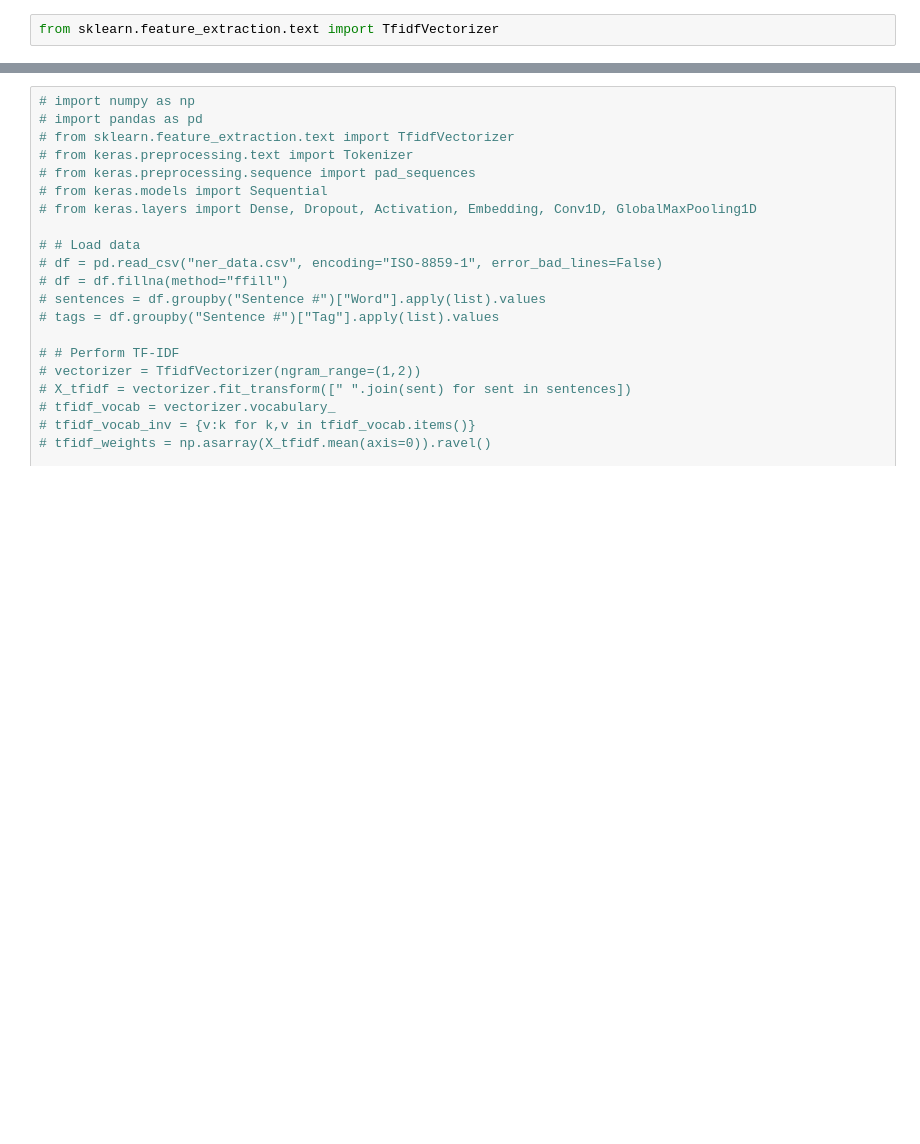
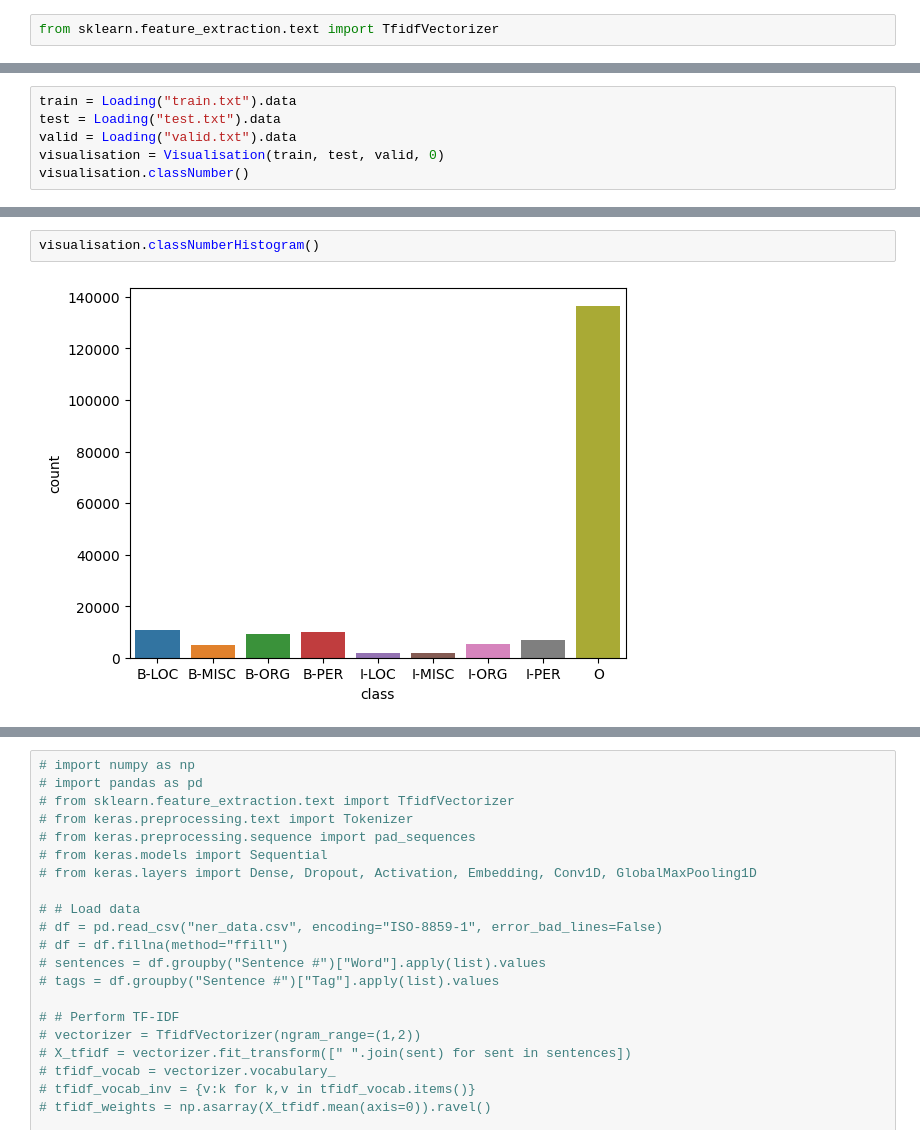
Before and after one commit to taslimamindia/NERC, a Jupyter notebook: Code/conll2003_english.ipynb, the cells around one changed output, grey strips where cells are left out. Cells and saved outputs as stored; diff of their text form; blank space fills up the shorter version.

```diff
--- a/Code/conll2003_english.ipynb
+++ b/Code/conll2003_english.ipynb
@@ -570,0 +577,6 @@ germany__B-LOC 's__O representative__O european__B-ORG union__I-ORG 's__O veteri
+# %%
+train = Loading("train.txt").data
+test = Loading("test.txt").data
+valid = Loading("valid.txt").data
+visualisation = Visualisation(train, test, valid, 0)
+visualisation.classNumber()
@@ -570,0 +610,4 @@ germany__B-LOC 's__O representative__O european__B-ORG union__I-ORG 's__O veteri
+# %%
+visualisation.classNumberHistogram()
+# %% [output]
+[figure, added]
```
Also changed, not shown: parts of 28 cells of this notebook.
